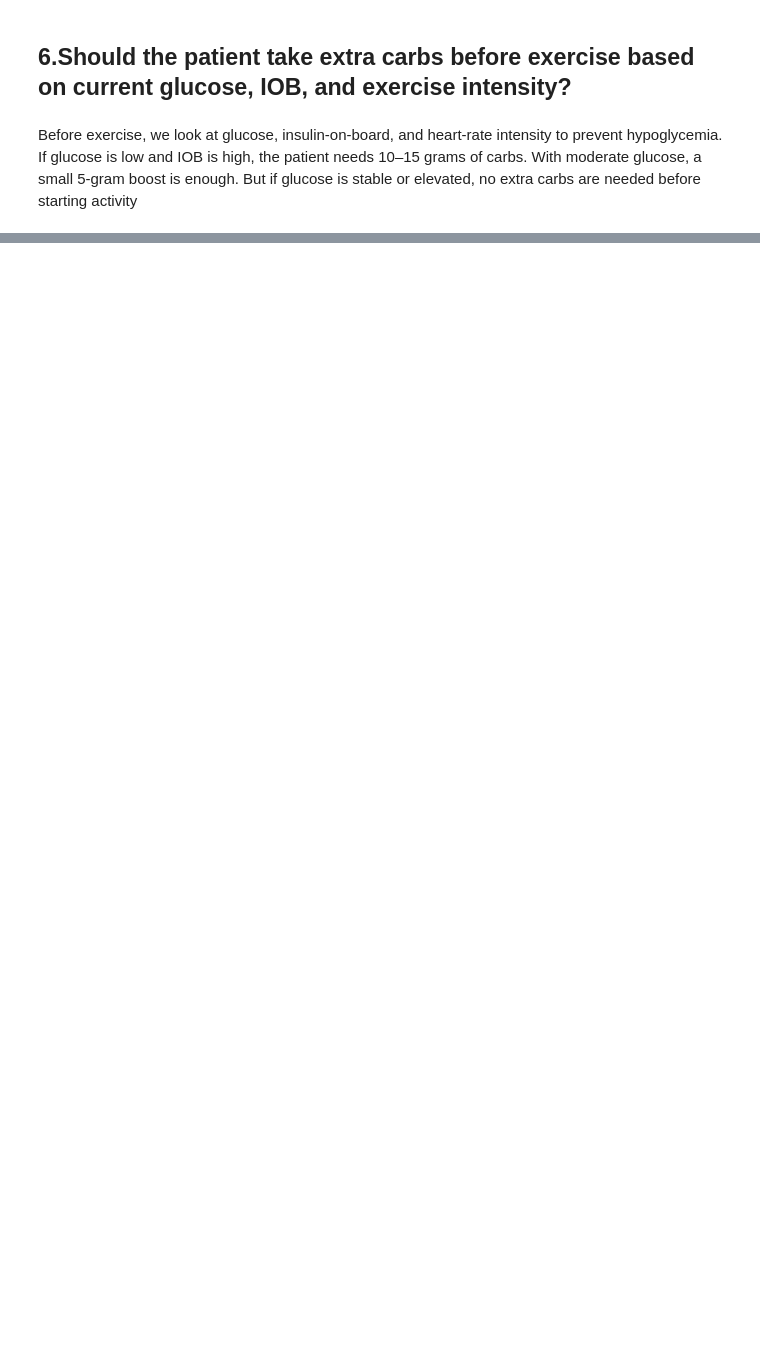
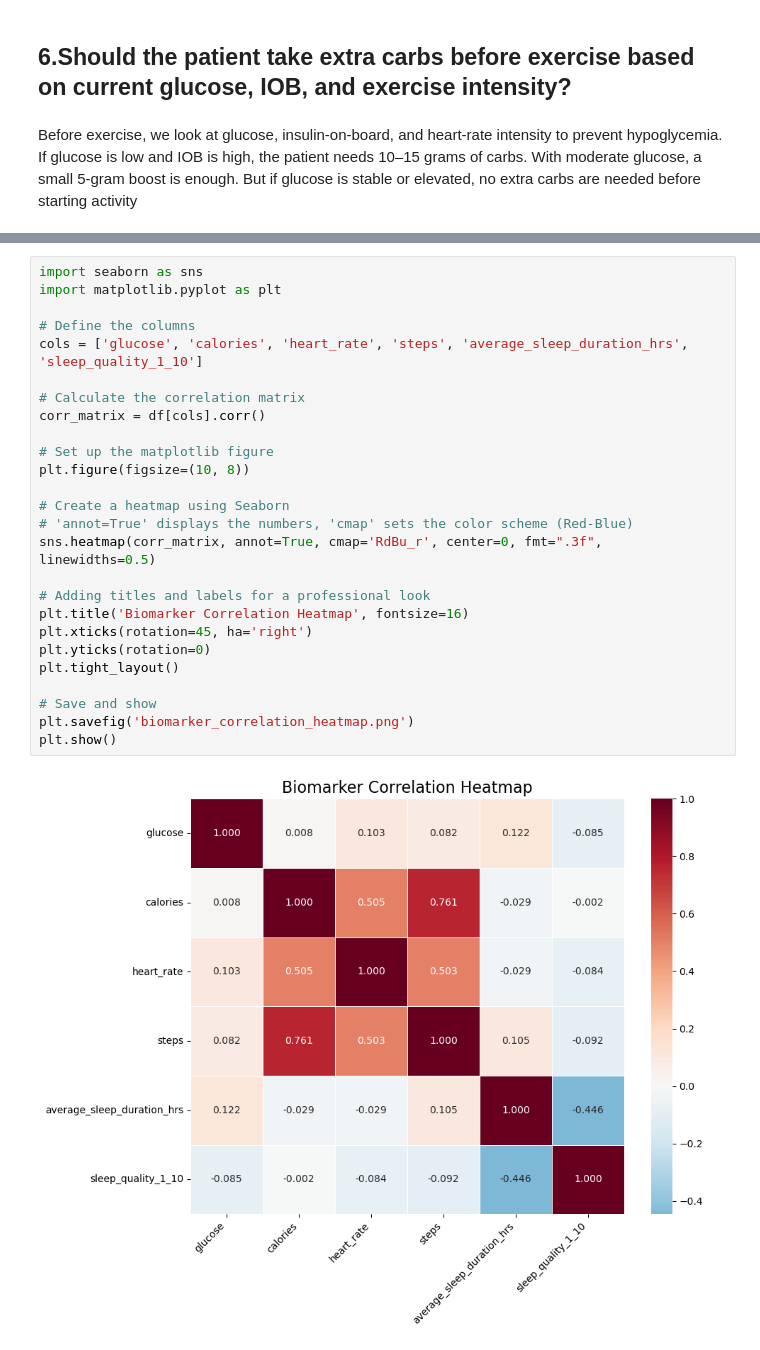
Before and after one commit to rajeshwariananth/Team01_PyVoyagers_Python_Hackathon_MAY_2026, a Jupyter notebook: Team01_PYVoyagers_Prescriptive.ipynb, the cells around one changed output, grey strips where cells are left out. Saved outputs shown, nothing was run; the diff lists cells and outputs as text; blank space fills up the shorter version.

```diff
--- a/Team01_PYVoyagers_Prescriptive.ipynb
+++ b/Team01_PYVoyagers_Prescriptive.ipynb
@@ -361,0 +514,28 @@ HUPA0028P                                      137
+# %%
+import seaborn as sns
+import matplotlib.pyplot as plt
+
+# Define the columns
+cols = ['glucose', 'calories', 'heart_rate', 'steps', 'average_sleep_duration_hrs', 'sleep_quality_1_10']
+
+# Calculate the correlation matrix
+corr_matrix = df[cols].corr()
+
+# Set up the matplotlib figure
+plt.figure(figsize=(10, 8))
+
+# Create a heatmap using Seaborn
+# 'annot=True' displays the numbers, 'cmap' sets the color scheme (Red-Blue)
+sns.heatmap(corr_matrix, annot=True, cmap='RdBu_r', center=0, fmt=".3f", linewidths=0.5)
+
+# Adding titles and labels for a professional look
+plt.title('Biomarker Correlation Heatmap', fontsize=16)
+plt.xticks(rotation=45, ha='right')
+plt.yticks(rotation=0)
+plt.tight_layout()
+
+# Save and show
+plt.savefig('biomarker_correlation_heatmap.png')
+plt.show()
+# %% [output]
+[figure, added]
```
Also changed, not shown: parts of 22 cells of this notebook, 3 other files.
